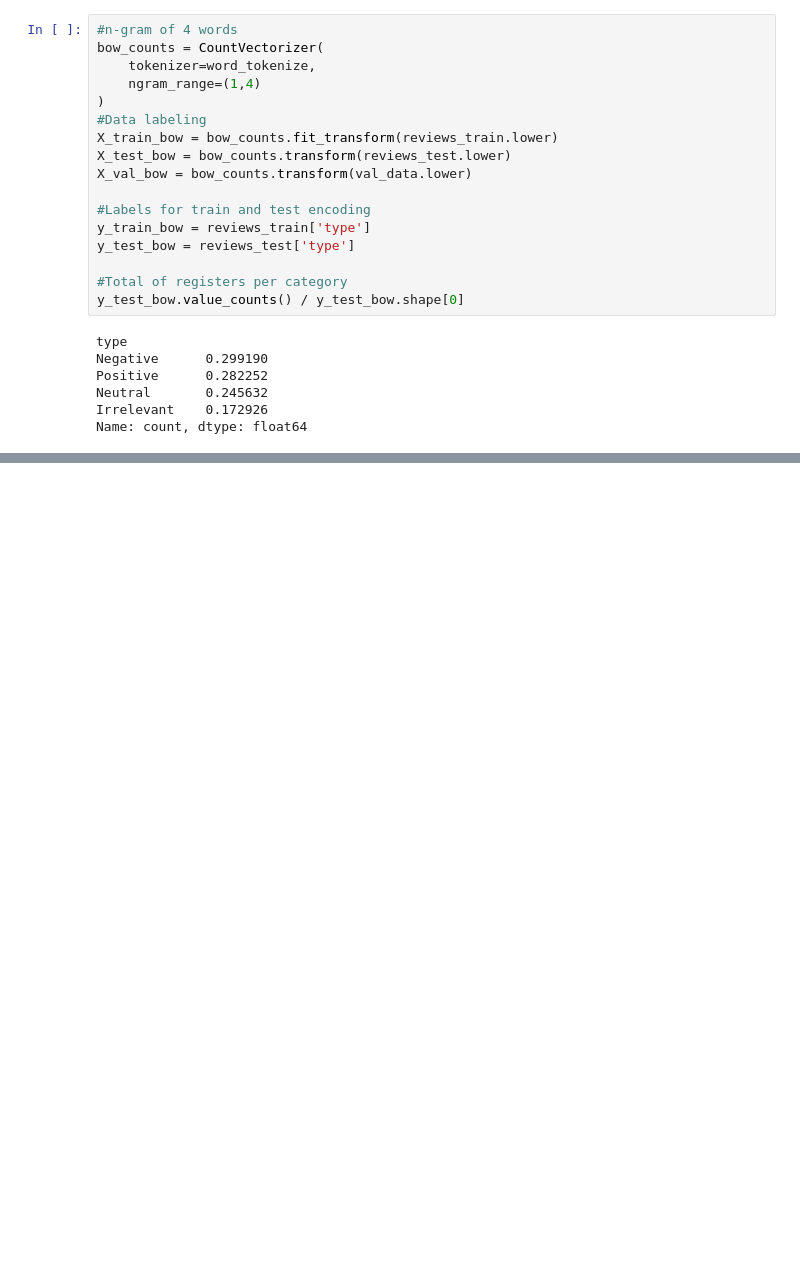
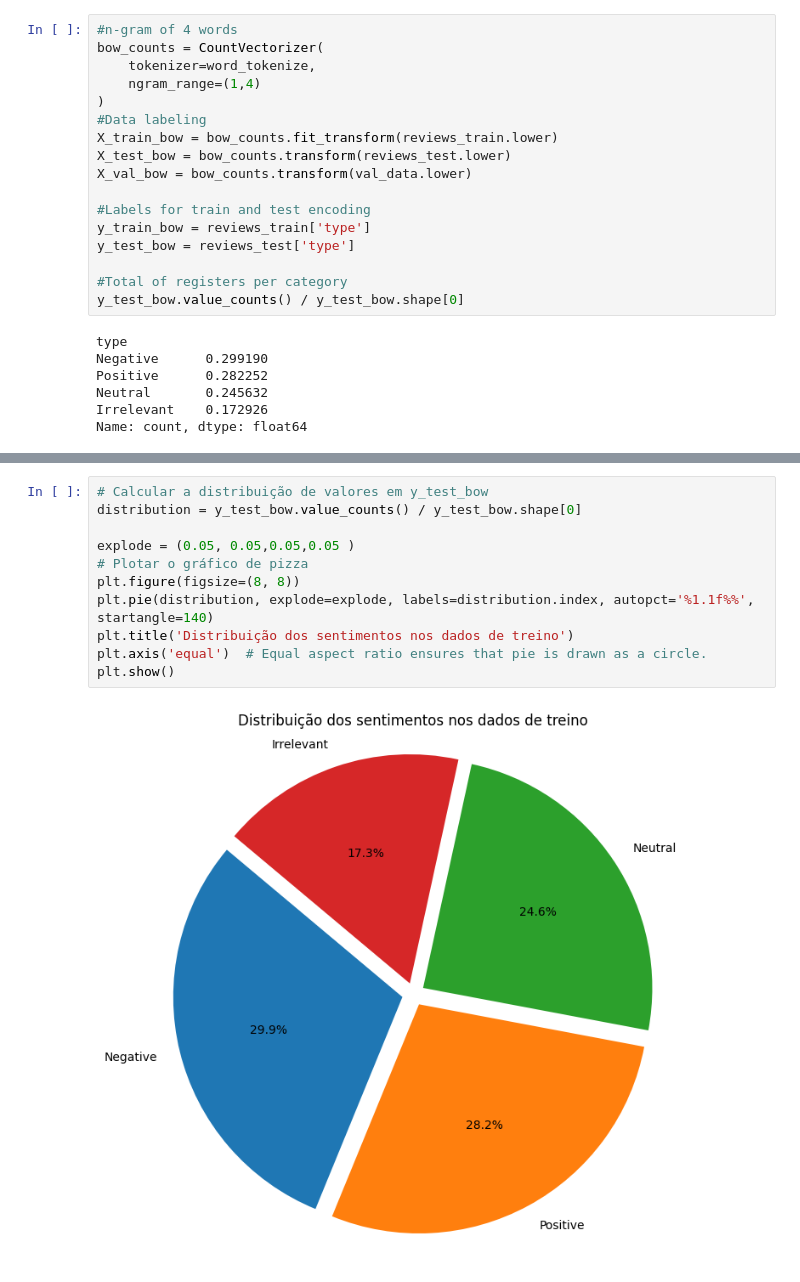
Before and after one commit to Gustavornd/IA, a Jupyter notebook: Teste.ipynb, the cells around one changed output, grey strips where cells are left out. Saved outputs shown, nothing was run; the diff lists cells and outputs as text; blank space fills up the shorter version.

```diff
--- a/Teste.ipynb
+++ b/Teste.ipynb
@@ -181,0 +193,13 @@ Accuracy:  98.6
+# %%
+# Calcular a distribuição de valores em y_test_bow
+distribution = y_test_bow.value_counts() / y_test_bow.shape[0]
+
+explode = (0.05, 0.05,0.05,0.05 )
+# Plotar o gráfico de pizza
+plt.figure(figsize=(8, 8))
+plt.pie(distribution, explode=explode, labels=distribution.index, autopct='%1.1f%%', startangle=140)
+plt.title('Distribuição dos sentimentos nos dados de treino')
+plt.axis('equal')  # Equal aspect ratio ensures that pie is drawn as a circle.
+plt.show()
+# %% [output]
+[figure, added]
```
Also changed, not shown: parts of 9 cells of this notebook, 2 other files.
